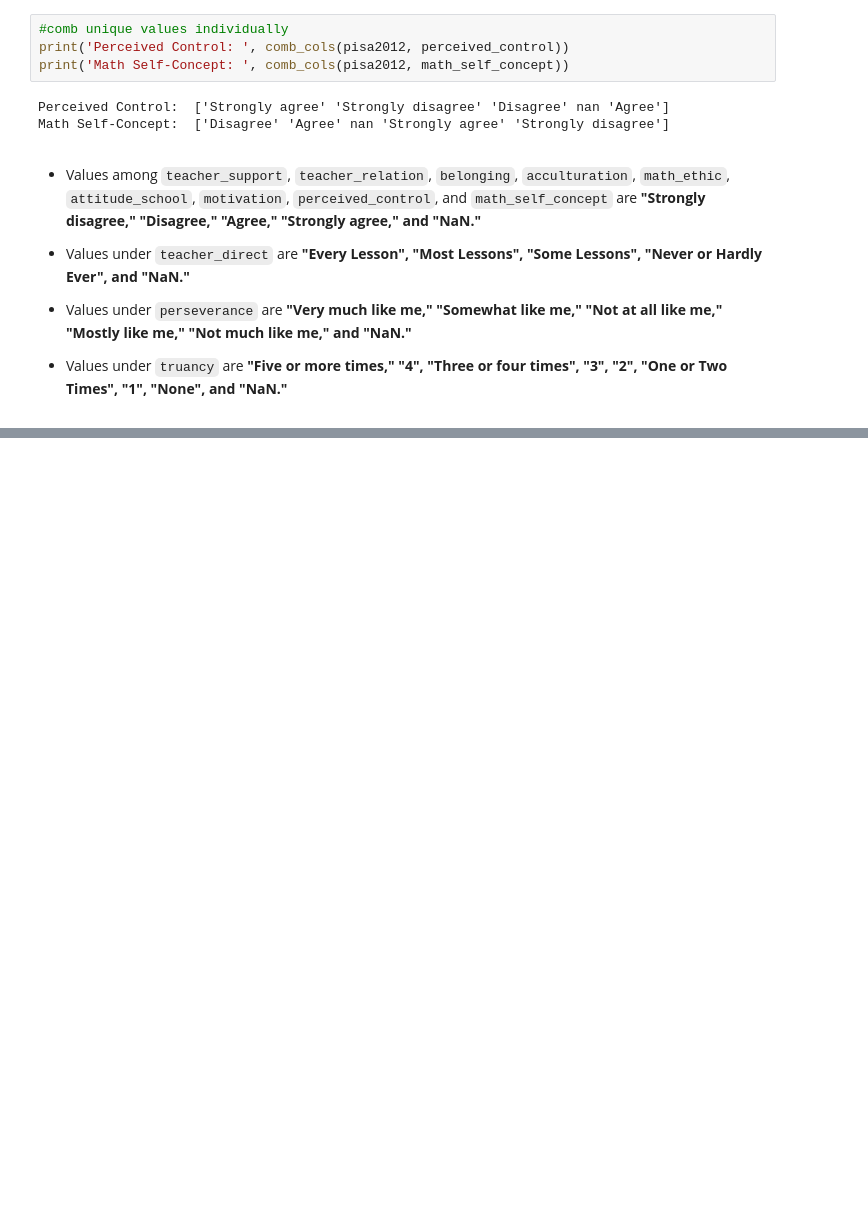
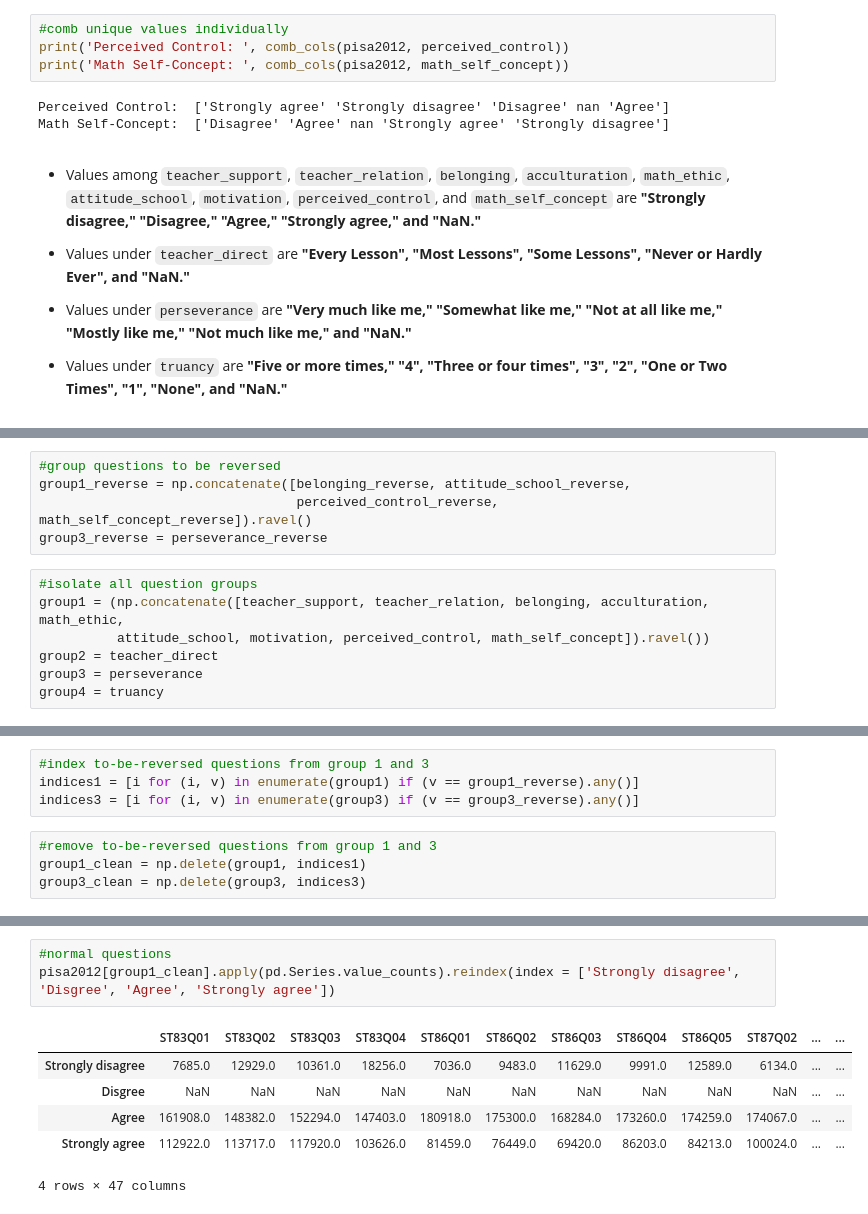
Before and after one commit to aeglon97/Communicate-Data-Findings, a Jupyter notebook: pisa_wrangle.ipynb, the cells around one changed output, grey strips where cells are left out. Cells and saved outputs as stored; diff of their text form; blank space fills up the shorter version.

```diff
--- a/pisa_wrangle.ipynb
+++ b/pisa_wrangle.ipynb
@@ -601,0 +722,12 @@ Math Self-Concept:  ['Disagree' 'Agree' nan 'Strongly agree' 'Strongly disagree'
+# %%
+#group questions to be reversed
+group1_reverse = np.concatenate([belonging_reverse, attitude_school_reverse,
+                                 perceived_control_reverse, math_self_concept_reverse]).ravel()
+group3_reverse = perseverance_reverse
+# %%
+#isolate all question groups
+group1 = (np.concatenate([teacher_support, teacher_relation, belonging, acculturation, math_ethic,
+          attitude_school, motivation, perceived_control, math_self_concept]).ravel())
+group2 = teacher_direct
+group3 = perseverance
+group4 = truancy
@@ -601,0 +738,8 @@ Math Self-Concept:  ['Disagree' 'Agree' nan 'Strongly agree' 'Strongly disagree'
+# %%
+#index to-be-reversed questions from group 1 and 3
+indices1 = [i for (i, v) in enumerate(group1) if (v == group1_reverse).any()]
+indices3 = [i for (i, v) in enumerate(group3) if (v == group3_reverse).any()]
+# %%
+#remove to-be-reversed questions from group 1 and 3
+group1_clean = np.delete(group1, indices1)
+group3_clean = np.delete(group3, indices3)
@@ -601,0 +813,10 @@ Math Self-Concept:  ['Disagree' 'Agree' nan 'Strongly agree' 'Strongly disagree'
+# %%
+#normal questions
+pisa2012[group1_clean].apply(pd.Series.value_counts).reindex(index = ['Strongly disagree', 'Disgree', 'Agree', 'Strongly agree'])
+# %% [output]
+|  | ST83Q01 | ST83Q02 | ST83Q03 | ST83Q04 | ST86Q01 | ST86Q02 | ST86Q03 | ST86Q04 | ST86Q05 | ST87Q02 | ... | ... |
+| Strongly disagree | 7685.0 | 12929.0 | 10361.0 | 18256.0 | 7036.0 | 9483.0 | 11629.0 | 9991.0 | 12589.0 | 6134.0 | ... | ... |
+| Disgree | NaN | NaN | NaN | NaN | NaN | NaN | NaN | NaN | NaN | NaN | ... | ... |
+| Agree | 161908.0 | 148382.0 | 152294.0 | 147403.0 | 180918.0 | 175300.0 | 168284.0 | 173260.0 | 174259.0 | 174067.0 | ... | ... |
+| Strongly agree | 112922.0 | 113717.0 | 117920.0 | 103626.0 | 81459.0 | 76449.0 | 69420.0 | 86203.0 | 84213.0 | 100024.0 | ... | ... |
+4 rows × 47 columns
```
Also changed, not shown: parts of 63 cells of this notebook.
